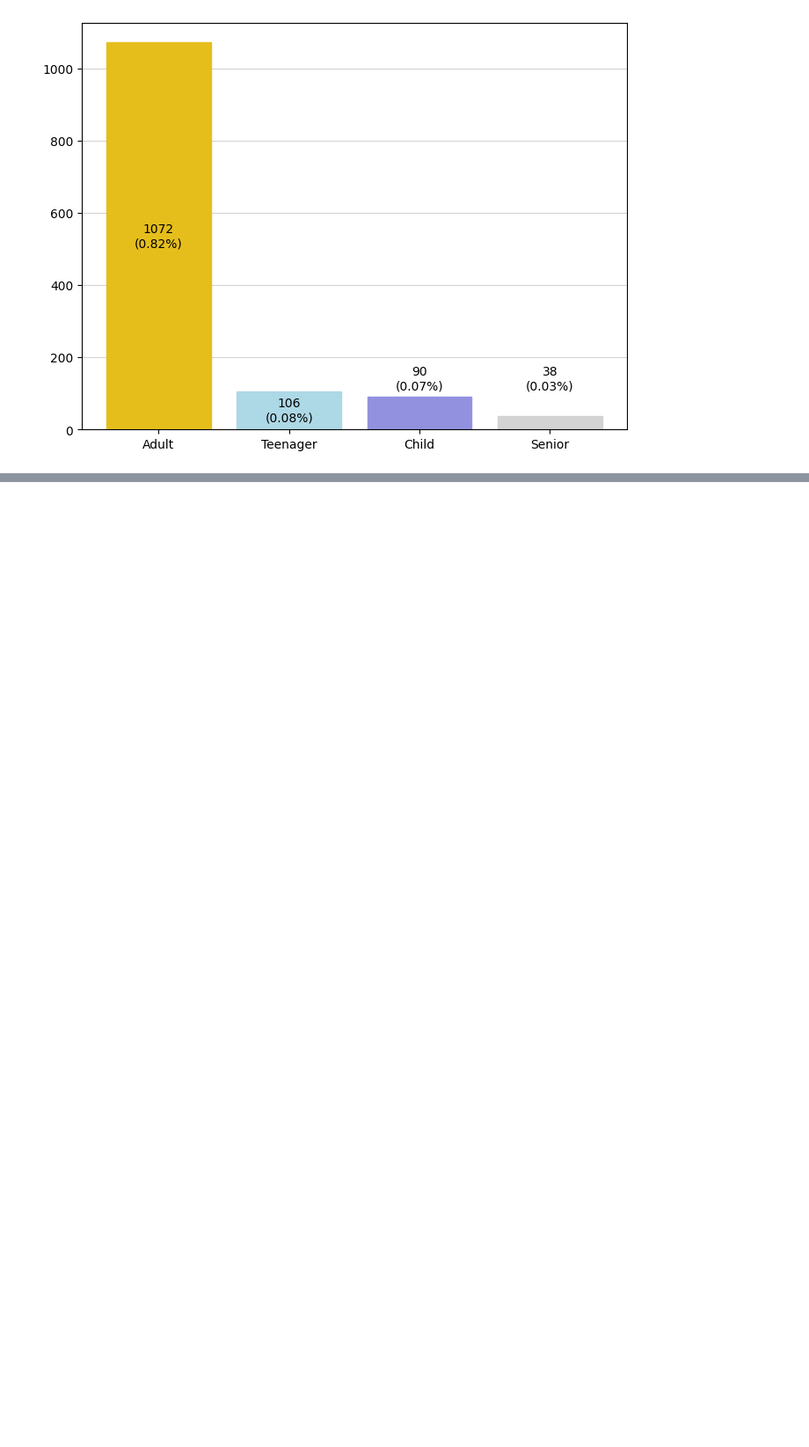
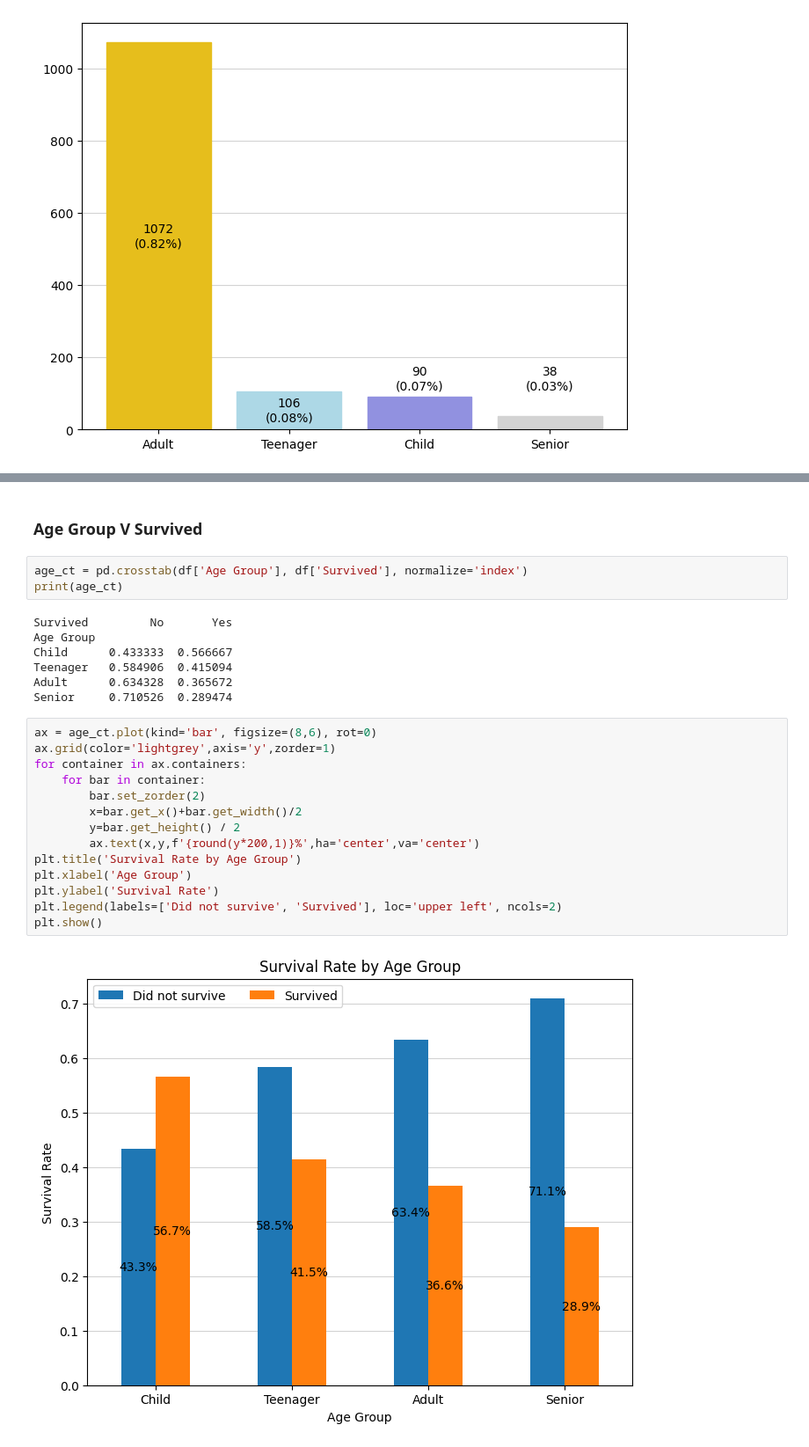
Before and after one commit to jordan5039/Titanic, a Jupyter notebook: notebooks/titanic_analysis.ipynb, the cells around one changed output, grey strips where cells are left out. Shown: that part at 88% size. Drawn from its saved outputs; the diff is of its cells as text; blank space fills up the shorter version.

```diff
--- a/notebooks/titanic_analysis.ipynb
+++ b/notebooks/titanic_analysis.ipynb
@@ -733,0 +820,28 @@ for i,bar in enumerate(bars):
+# %% [markdown]
+### Age Group V Survived
+# %%
+age_ct = pd.crosstab(df['Age Group'], df['Survived'], normalize='index')
+print(age_ct)
+# %% [output]
+Survived         No       Yes
+Age Group
+Child      0.433333  0.566667
+Teenager   0.584906  0.415094
+Adult      0.634328  0.365672
+Senior     0.710526  0.289474
+# %%
+ax = age_ct.plot(kind='bar', figsize=(8,6), rot=0)
+ax.grid(color='lightgrey',axis='y',zorder=1)
+for container in ax.containers:
+    for bar in container:
+        bar.set_zorder(2)
+        x=bar.get_x()+bar.get_width()/2
+        y=bar.get_height() / 2
+        ax.text(x,y,f'{round(y*200,1)}%',ha='center',va='center')
+plt.title('Survival Rate by Age Group')
+plt.xlabel('Age Group')
+plt.ylabel('Survival Rate')
+plt.legend(labels=['Did not survive', 'Survived'], loc='upper left', ncols=2)
+plt.show()
+# %% [output]
+[figure, added]
```
Also changed, not shown: parts of 9 cells of this notebook.
